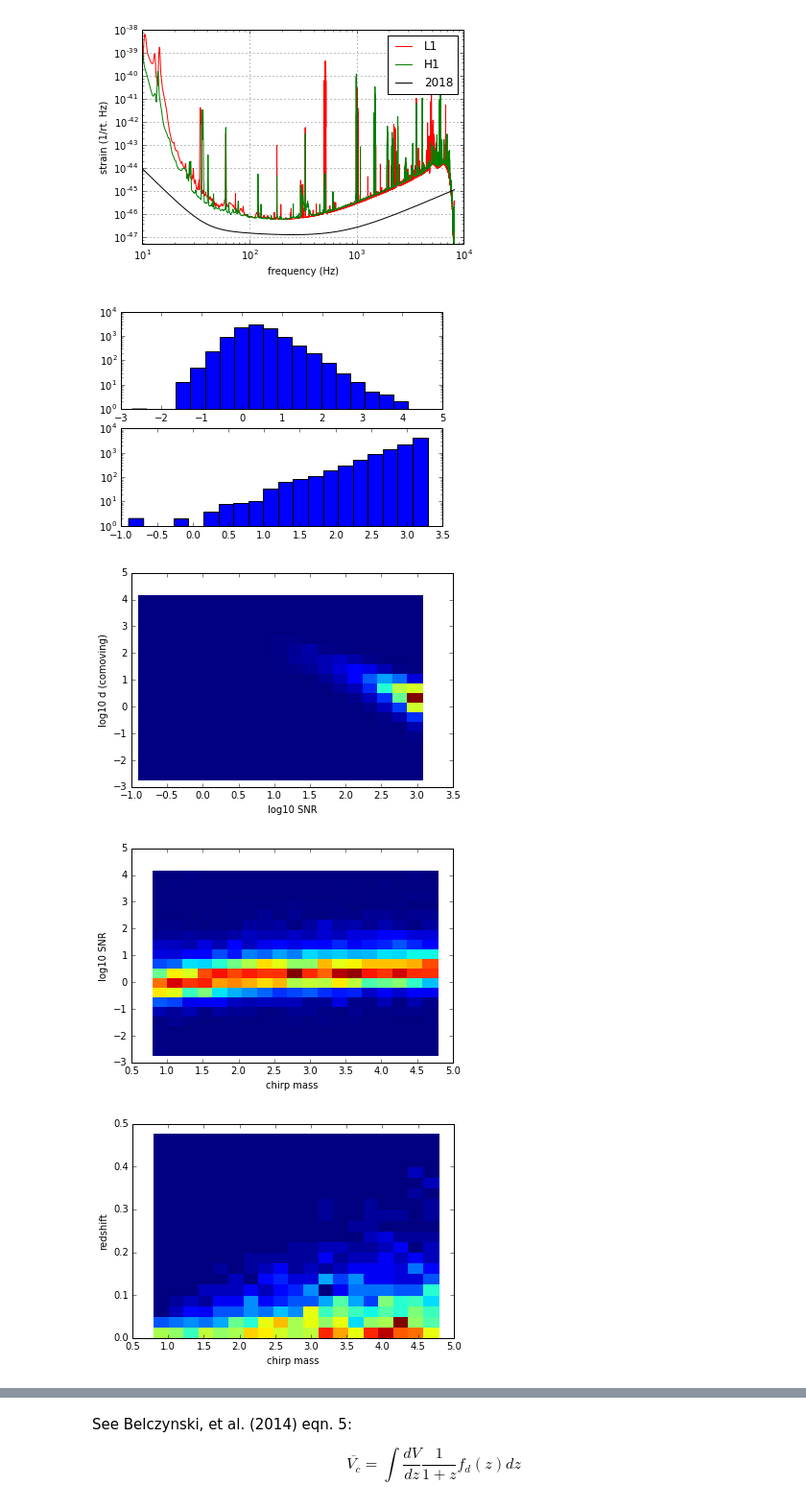
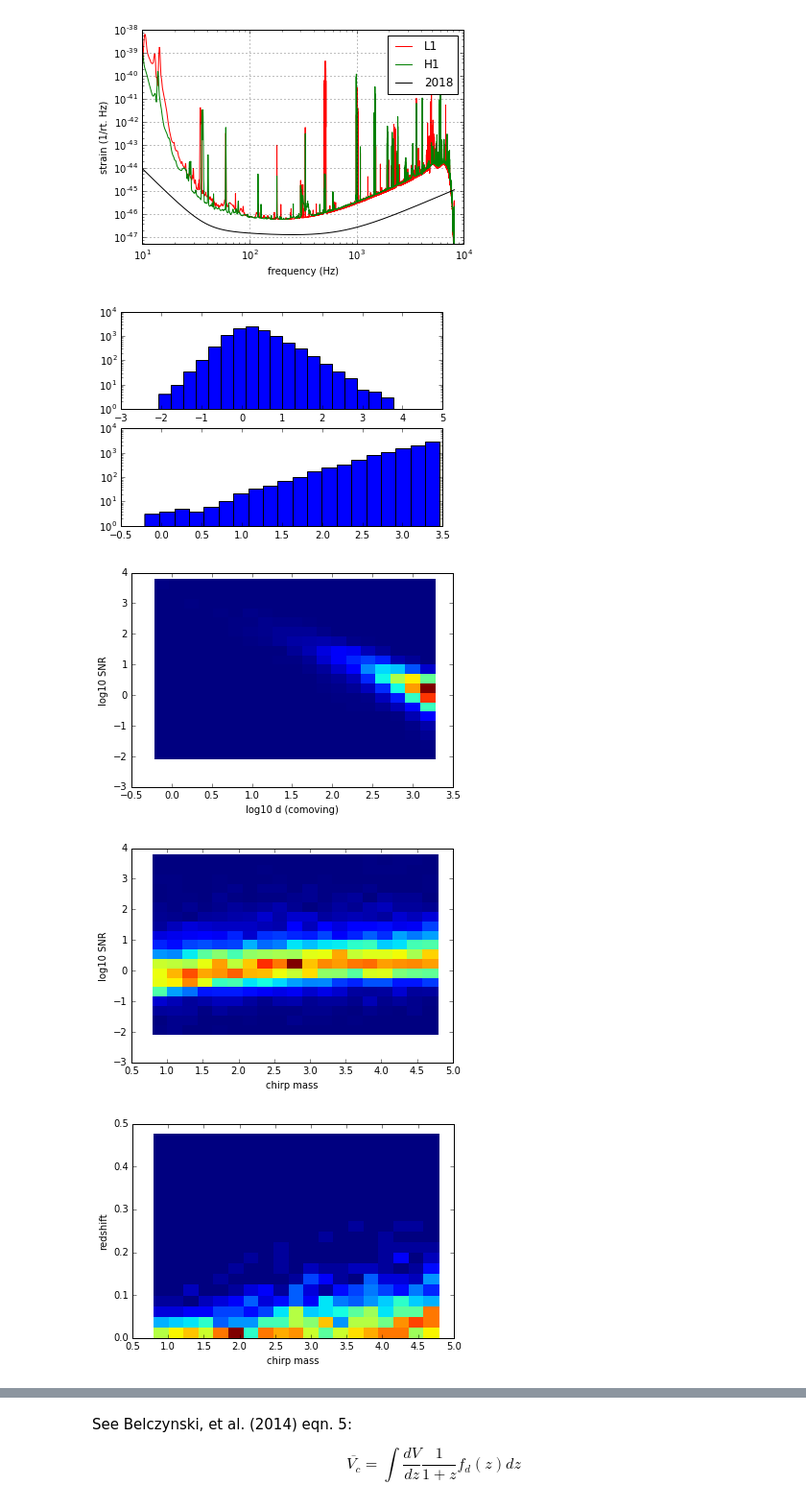
Before and after one commit to cpankow/lacc_da_tutorials, a Jupyter notebook: cosmology_horizon.ipynb, the cells around one changed output, grey strips where cells are left out. Shown: that part at 96% size. Drawn from its saved outputs; the diff is of its cells as text; code cells hidden in the pictures.

Commit message:
cosmology_horizon.ipynb: bug fixes

```diff
--- a/cosmology_horizon.ipynb
+++ b/cosmology_horizon.ipynb
@@ -143,7 +143,7 @@ def sample(n, fix_mc=None, vary_params=False):
         #mc = numpy.random.uniform(9.5, 9.75) if fix_mc is None else fix_mc
         mc = numpy.random.uniform(mc_min, mc_max) if fix_mc is None else fix_mc
         z = numpy.random.uniform(0, zmax)
-        dist = cosmology.Planck13.comoving_distance(z).value
+        dist = cosmology.Planck13.luminosity_distance(z).value
 
         hp, hx = get_waveform(z, mc, distance=dist)
 
@@ -170,39 +170,39 @@ zsamp, dist = sample(10000, vary_params=True)
 #h, bx, by = numpy.histogram2d(zsamp[:,0], zsamp[:,1], bins=20)
 #pyplot.pcolor(bx[:-1], by[:-1], h)
 
 weights = numpy.where(zsamp[:,2] > 8, numpy.ones(zsamp.shape[0]), numpy.zeros(zsamp.shape[0]))
 pyplot.figure()
 pyplot.subplot(2, 1, 1)
 pyplot.hist(numpy.log10(zsamp[:,2]), bins=20, log=True)
 pyplot.subplot(2, 1, 2)
 pyplot.hist(numpy.log10(dist), bins=20, log=True)
 
 # SNR vs comoving distance
 pyplot.figure()
 h, bx, by = numpy.histogram2d(numpy.log10(dist), numpy.log10(zsamp[:,2]), bins=20)
 pyplot.pcolor(bx[:-1], by[:-1], h.T)
-pyplot.xlabel("log10 SNR")
-pyplot.ylabel("log10 d (comoving)")
+pyplot.xlabel("log10 d (comoving)")
+pyplot.ylabel("log10 SNR")
 
 # mchirp vs SNR
 pyplot.figure()
 h, bx, by = numpy.histogram2d(zsamp[:,0], numpy.log10(zsamp[:,2]), bins=20)
 pyplot.pcolor(bx[:-1], by[:-1], h.T)
 pyplot.xlabel("chirp mass")
 pyplot.ylabel("log10 SNR")
 
 # mchirp vs z
 pyplot.figure()
 h, bx, by = numpy.histogram2d(zsamp[:,0], zsamp[:,1], weights=weights, bins=20)
 pyplot.pcolor(bx[:-1], by[:-1], h.T)
 pyplot.xlabel("chirp mass")
 pyplot.ylabel("redshift")
 pyplot.savefig("mchirp_z.png")
 # %% [output]
-[figure, old version]
+[figure, new version]
-[figure, old version]
+[figure, new version]
-[figure, old version]
+[figure, new version]
-[figure, old version]
+[figure, new version]
 # %%
 #zbins = numpy.logspace(-3, numpy.log10(2), 100, base=10)
 denom, b, _ = pyplot.hist(zsamp[:,1], bins=100, color='r', histtype='stepfilled');
```
Also changed, not shown: parts of 4 cells of this notebook.
